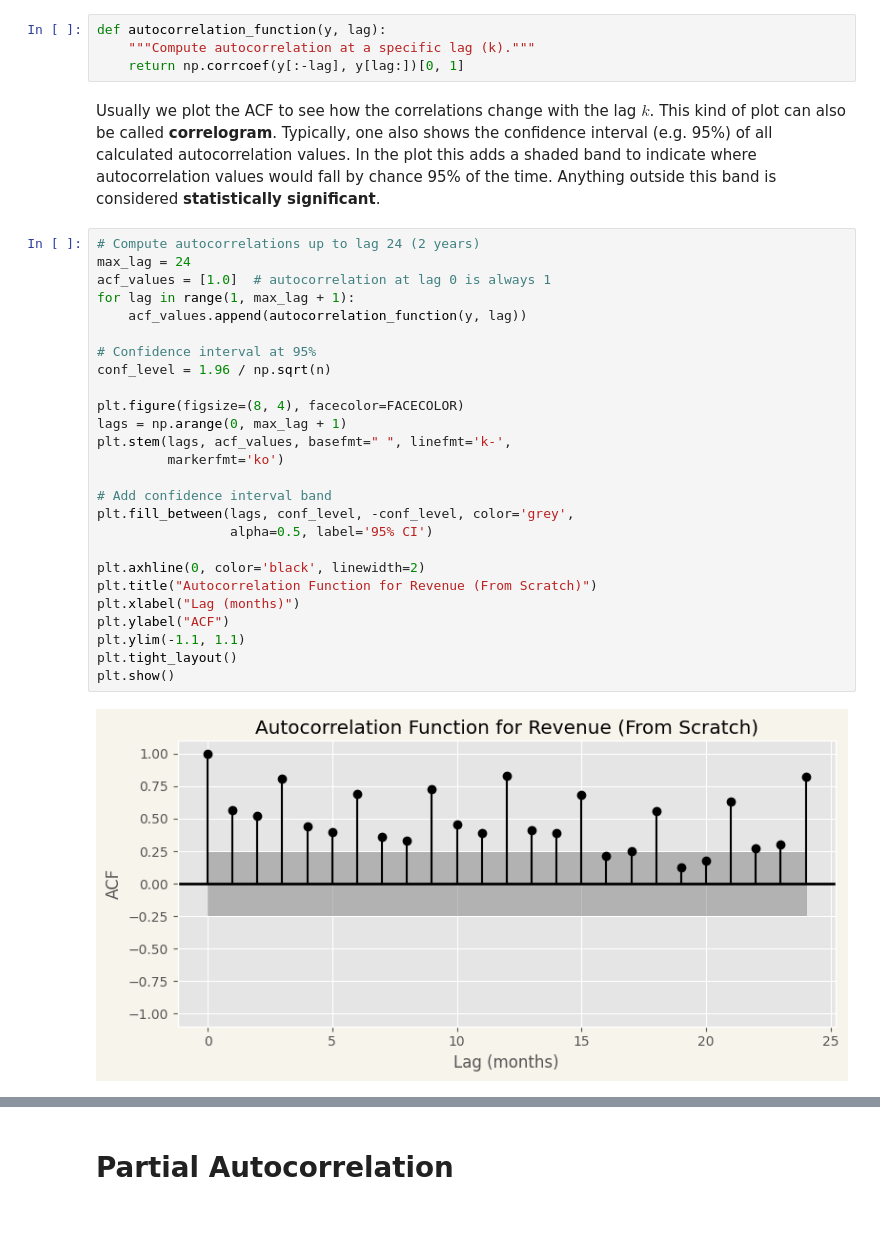
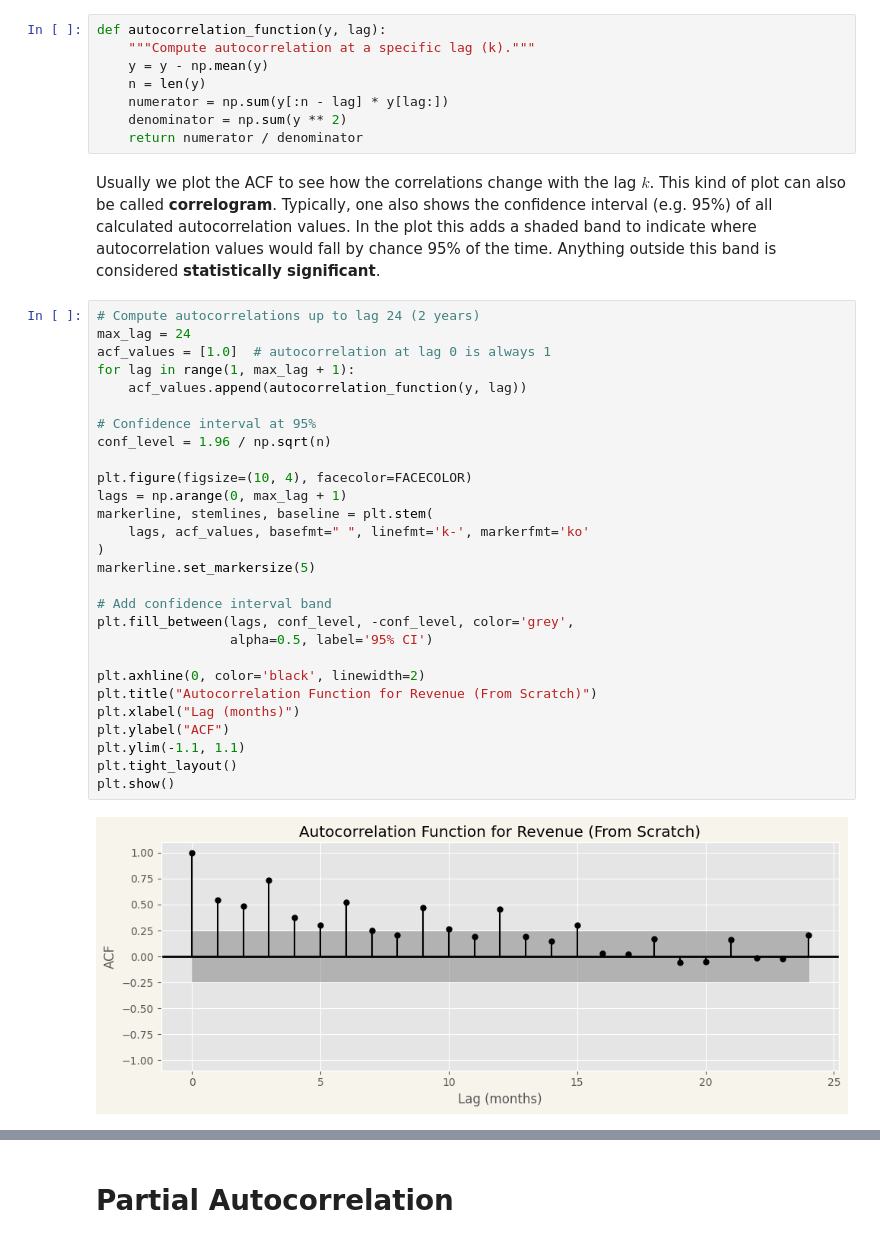
Before and after one commit to PeeteKeesel/kaggle-verse, a Jupyter notebook: time-series-understanding-autocorrelation.ipynb, the cells around one changed output, grey strips where cells are left out. Cells and saved outputs as stored; diff of their text form.

```diff
--- a/time-series-understanding-autocorrelation.ipynb
+++ b/time-series-understanding-autocorrelation.ipynb
@@ -469,34 +489,40 @@ n = len(y)
 # %%
 def autocorrelation_function(y, lag):
     """Compute autocorrelation at a specific lag (k)."""
-    return np.corrcoef(y[:-lag], y[lag:])[0, 1]
+    y = y - np.mean(y)
+    n = len(y)
+    numerator = np.sum(y[:n - lag] * y[lag:])
+    denominator = np.sum(y ** 2)
+    return numerator / denominator
 # %% [markdown]
 Usually we plot the ACF to see how the correlations change with the lag $k$. This kind of plot can also be called **correlogram**. Typically, one also shows the confidence interval (e.g. 95%) of all calculated autocorrelation values. In the plot this adds a shaded band to indicate where autocorrelation values would fall by chance 95% of the time. Anything outside this band is considered **statistically significant**.
 # %%
 # Compute autocorrelations up to lag 24 (2 years)
 max_lag = 24
 acf_values = [1.0]  # autocorrelation at lag 0 is always 1
 for lag in range(1, max_lag + 1):
     acf_values.append(autocorrelation_function(y, lag))
 
 # Confidence interval at 95%
 conf_level = 1.96 / np.sqrt(n)
 
-plt.figure(figsize=(8, 4), facecolor=FACECOLOR)
+plt.figure(figsize=(10, 4), facecolor=FACECOLOR)
 lags = np.arange(0, max_lag + 1)
-plt.stem(lags, acf_values, basefmt=" ", linefmt='k-',
-         markerfmt='ko')
+markerline, stemlines, baseline = plt.stem(
+    lags, acf_values, basefmt=" ", linefmt='k-', markerfmt='ko'
+)
+markerline.set_markersize(5)
 
 # Add confidence interval band
 plt.fill_between(lags, conf_level, -conf_level, color='grey',
                  alpha=0.5, label='95% CI')
 
 plt.axhline(0, color='black', linewidth=2)
 plt.title("Autocorrelation Function for Revenue (From Scratch)")
 plt.xlabel("Lag (months)")
 plt.ylabel("ACF")
 plt.ylim(-1.1, 1.1)
 plt.tight_layout()
 plt.show()
 # %% [output]
-[figure, old version]
+[figure, new version]
```
Also changed, not shown: parts of 8 cells of this notebook.
